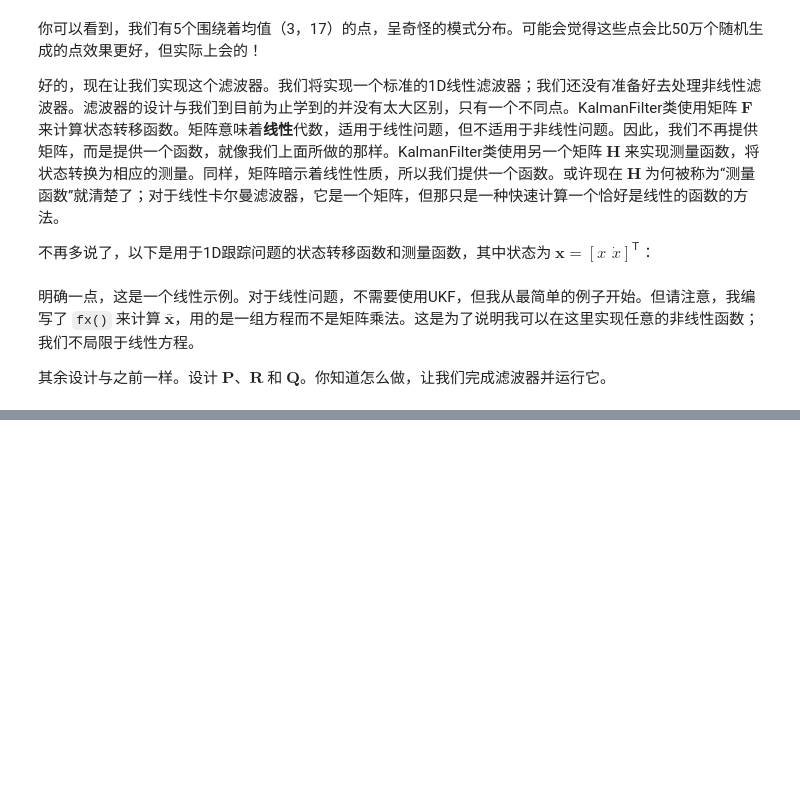
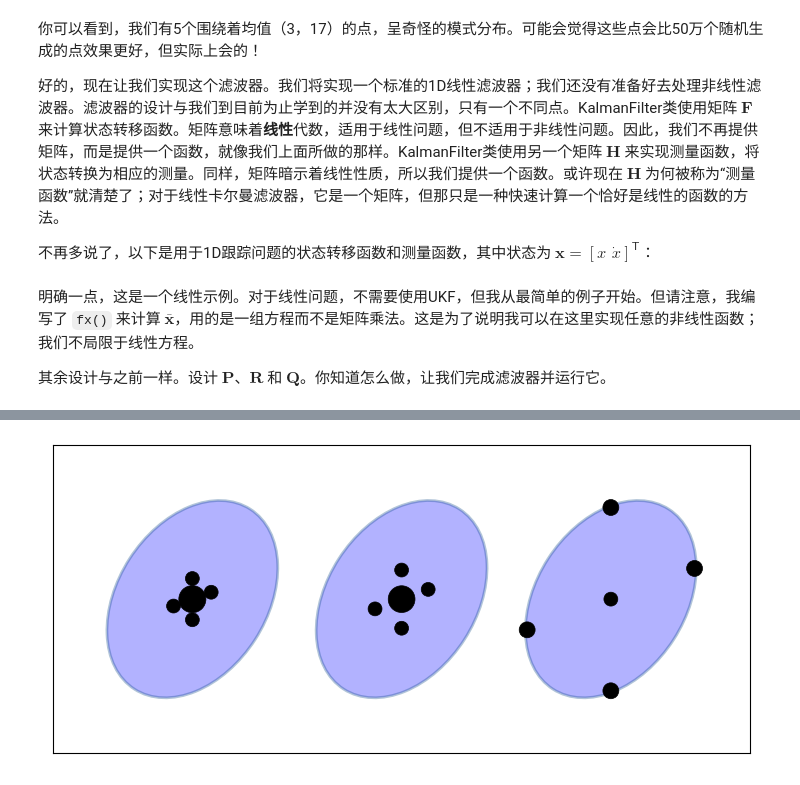
Before and after one commit to logan8866/Kalman-Filter-Programming, a Jupyter notebook: 10 无迹卡尔曼滤波器.ipynb, the cells around one changed output, grey strips where cells are left out. Drawn from its saved outputs; the diff is of its cells as text; code cells hidden in the pictures; blank space fills up the shorter version.

```diff
--- a/10 无迹卡尔曼滤波器.ipynb
+++ b/10 无迹卡尔曼滤波器.ipynb
@@ -153,0 +197,4 @@ plt.plot(zs, marker='x', ls='');
+# %%
+ukf_internal.show_sigma_selections()
+# %% [output]
+[figure, added]
```
Also changed, not shown: parts of 127 cells of this notebook, 1 other file.
